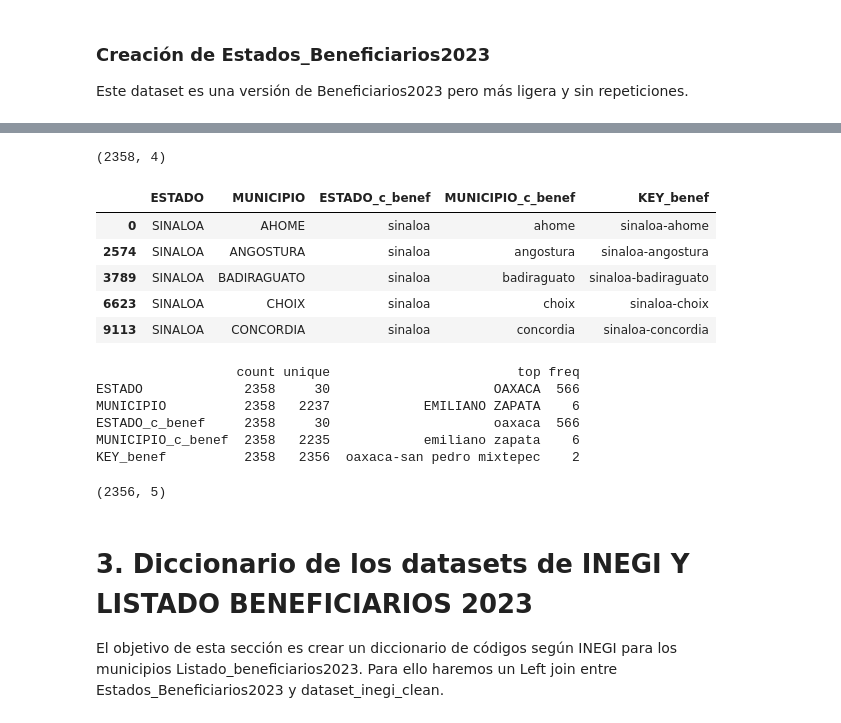
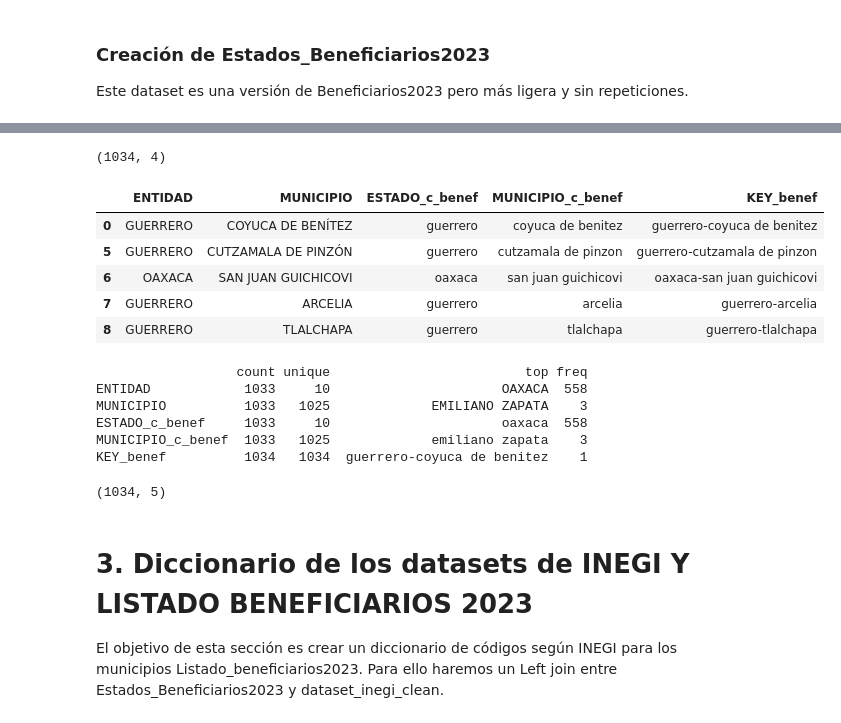
Before and after one commit to DGRIA/SESNA-Fertilizantes, a Jupyter notebook: src/Notebooks/2.3 Benef2019-2022_Cleaning_and_merged.ipynb, the cells around one changed output, grey strips where cells are left out. Drawn from its saved outputs; the diff is of its cells as text; code cells hidden in the pictures.

Commit message:
started data cleaning

```diff
--- a/src/Notebooks/2.3 Benef2019-2022_Cleaning_and_merged.ipynb
+++ b/src/Notebooks/2.3 Benef2019-2022_Cleaning_and_merged.ipynb
@@ -31,7 +31,7 @@ def load_datasets(directory):
     csv_files = glob.glob(os.path.join(directory, '*.csv'))
 
     # Read each CSV file and store the DataFrame in a list
-    dataframes = [pd.read_csv(file, encoding='utf-8', index_col=0, skiprows=1) for file in csv_files]
+    dataframes = [pd.read_csv(file, encoding='utf-8', index_col=0, skiprows=0) for file in csv_files]
 
     # Print the number of rows for each DataFrame
     for i, df in enumerate(dataframes):
@@ -344,2 +417,2 @@ listado_beneficiarios.head()
 # %%
-Estados_beneficiarios2023 = listado_beneficiarios[['ESTADO', 'MUNICIPIO']]
+Estados_beneficiarios2019_2022 = listado_beneficiarios[['ENTIDAD', 'MUNICIPIO']]
@@ -348,36 +419,38 @@ Estados_beneficiarios2023 = Estados_beneficiarios2023.drop_duplicates()
+# %%
+Estados_beneficiarios2019_2022 = Estados_beneficiarios2019_2022.drop_duplicates()
 # %%
 # Estandarizamos la limpieza de los datos
-Estados_beneficiarios2023['ESTADO_c_benef'] = Estados_beneficiarios2023['ESTADO'].apply(clean_text)
-Estados_beneficiarios2023['MUNICIPIO_c_benef'] = Estados_beneficiarios2023['MUNICIPIO'].apply(clean_text)
+Estados_beneficiarios2019_2022['ESTADO_c_benef'] = Estados_beneficiarios2019_2022['ENTIDAD'].apply(clean_text)
+Estados_beneficiarios2019_2022['MUNICIPIO_c_benef'] = Estados_beneficiarios2019_2022['MUNICIPIO'].apply(clean_text)
 # %%
-Estados_beneficiarios2023.shape
+Estados_beneficiarios2019_2022.shape
 # %% [output]
-(2358, 4)
+(1034, 4)
 # %%
-Estados_beneficiarios2023['KEY_benef'] = Estados_beneficiarios2023['ESTADO_c_benef'].astype(str) + '-' + Estados_beneficiarios2023[
+Estados_beneficiarios2019_2022['KEY_benef'] = Estados_beneficiarios2019_2022['ESTADO_c_benef'].astype(str) + '-' + Estados_beneficiarios2019_2022[
     'MUNICIPIO_c_benef'].astype(str)
 
-Estados_beneficiarios2023.head()
+Estados_beneficiarios2019_2022.head()
 # %% [output]
-|  | ESTADO | MUNICIPIO | ESTADO_c_benef | MUNICIPIO_c_benef | KEY_benef |
-| 0 | SINALOA | AHOME | sinaloa | ahome | sinaloa-ahome |
-| 2574 | SINALOA | ANGOSTURA | sinaloa | angostura | sinaloa-angostura |
-| 3789 | SINALOA | BADIRAGUATO | sinaloa | badiraguato | sinaloa-badiraguato |
-| 6623 | SINALOA | CHOIX | sinaloa | choix | sinaloa-choix |
-| 9113 | SINALOA | CONCORDIA | sinaloa | concordia | sinaloa-concordia |
+|  | ENTIDAD | MUNICIPIO | ESTADO_c_benef | MUNICIPIO_c_benef | KEY_benef |
+| 0 | GUERRERO | COYUCA DE BENÍTEZ | guerrero | coyuca de benitez | guerrero-coyuca de benitez |
+| 5 | GUERRERO | CUTZAMALA DE PINZÓN | guerrero | cutzamala de pinzon | guerrero-cutzamala de pinzon |
+| 6 | OAXACA | SAN JUAN GUICHICOVI | oaxaca | san juan guichicovi | oaxaca-san juan guichicovi |
+| 7 | GUERRERO | ARCELIA | guerrero | arcelia | guerrero-arcelia |
+| 8 | GUERRERO | TLALCHAPA | guerrero | tlalchapa | guerrero-tlalchapa |
 # %%
 # Valores únicos y la cantidad de cada columna
 # Obtener estadísticas descriptivas para todas las variables
 
-descriptive_stats = Estados_beneficiarios2023.describe(include='all').transpose()
+descriptive_stats = Estados_beneficiarios2019_2022.describe(include='all').transpose()
 
 # Mostrar las estadísticas descriptivas
 print(descriptive_stats)
 # %% [output]
-                  count unique                        top freq
-ESTADO             2358     30                     OAXACA  566
-MUNICIPIO          2358   2237            EMILIANO ZAPATA    6
-ESTADO_c_benef     2358     30                     oaxaca  566
-MUNICIPIO_c_benef  2358   2235            emiliano zapata    6
-KEY_benef          2358   2356  oaxaca-san pedro mixtepec    2
+                  count unique                         top freq
+ENTIDAD            1033     10                      OAXACA  558
+MUNICIPIO          1033   1025             EMILIANO ZAPATA    3
+ESTADO_c_benef     1033     10                      oaxaca  558
+MUNICIPIO_c_benef  1033   1025             emiliano zapata    3
+KEY_benef          1034   1034  guerrero-coyuca de benitez    1
 # %%
@@ -385,7 +458,7 @@ Estados_beneficiarios2023 = Estados_beneficiarios2023.drop_duplicates(subset='KE
 # %%
-Estados_beneficiarios2023.shape
+Estados_beneficiarios2019_2022.shape
 # %% [output]
-(2356, 5)
+(1034, 5)
 # %% [markdown]
 # 3. Diccionario de los datasets de INEGI Y LISTADO BENEFICIARIOS 2023
 
```
Also changed, not shown: parts of 57 cells of this notebook.
